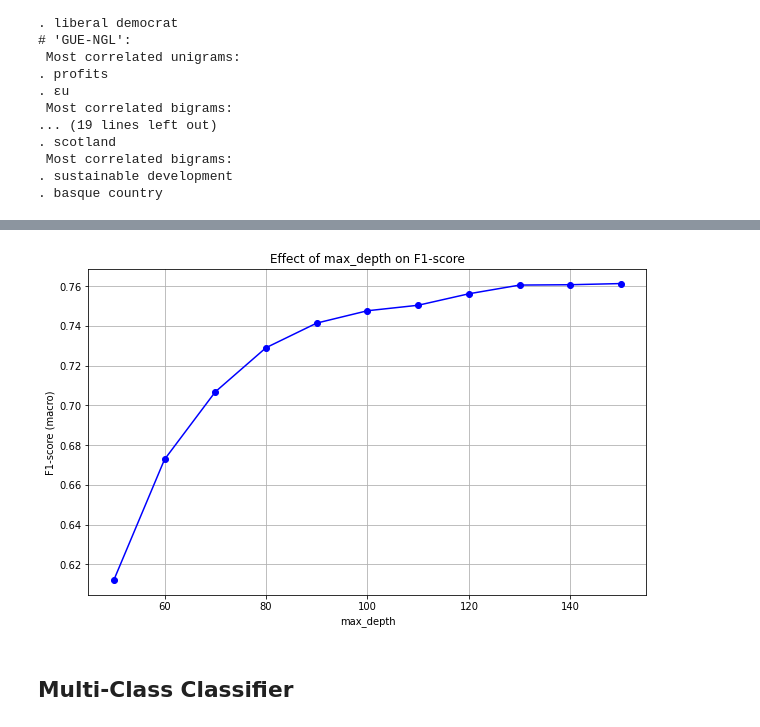
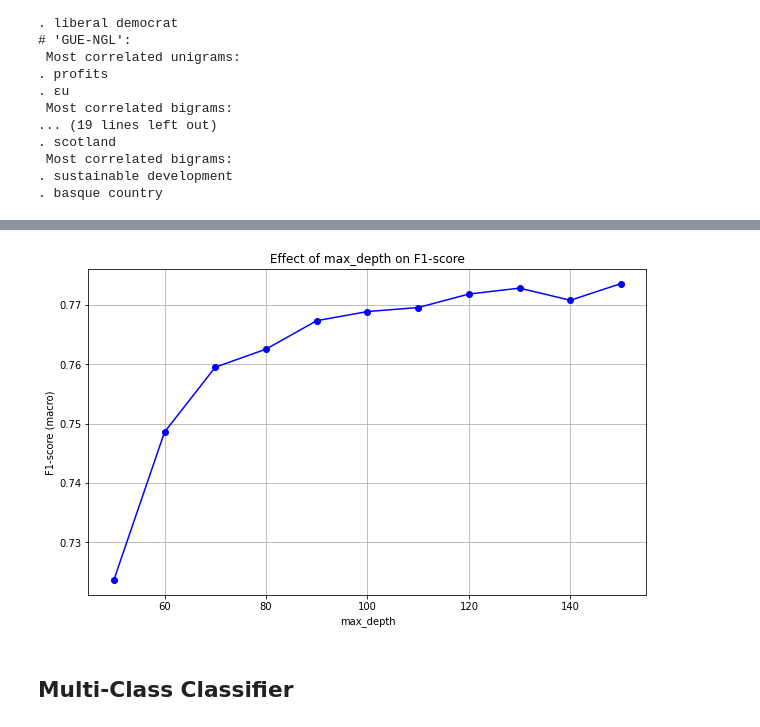
Before and after one commit to Yidi-Huang/Detection_Parti_Politique-RF, a Jupyter notebook: Script/RandomForest.ipynb, the cells around one changed output, grey strips where cells are left out. Cells and saved outputs as stored; diff of their text form; code cells hidden in the pictures.

```diff
--- a/Script/RandomForest.ipynb
+++ b/Script/RandomForest.ipynb
@@ -209,73 +208,72 @@ plt.show()
 # %%
 import pandas as pd
-from sklearn.feature_extraction.text import CountVectorizer
+from sklearn.feature_extraction.text import TfidfVectorizer
 from sklearn.ensemble import RandomForestClassifier
 from sklearn.metrics import classification_report, f1_score
 import matplotlib.pyplot as plt
 
-# Load stop words from file
-with open('sw_fr.txt', 'r', encoding='utf-8') as file:
-    stop_words = [line.strip() for line in file]
-
-# Load training data
+## Load training data
 train_data = pd.read_csv('output_fr.csv')
 
 # Load test data
 test_data = pd.read_csv('test_fr.csv')
 
+# Handle NaN values by filling them with an empty string for text_cleaned column
+train_data['text_cleaned'] = train_data['text_cleaned'].fillna('')
+test_data['text_cleaned'] = test_data['text_cleaned'].fillna('')
+
 # Define features (X) and target variable (y) for training data
-X_train = train_data['Text']
+X_train = train_data['text_cleaned']
 y_train = train_data['Label']
 
 # Define features (X) and target variable (y) for test data
-X_test = test_data['Text']
+X_test = test_data['text_cleaned']
 y_test = test_data['Label']
 
-# Create CountVectorizer with custom French stop words
-vectorizer = CountVectorizer(
-    stop_words=stop_words
-)
+# Create TfidfVectorizer with custom French stop words
+vectorizer = TfidfVectorizer()
 
 # Fit and transform the training data
-X_train_count = vectorizer.fit_transform(X_train)
+X_train_tfidf = vectorizer.fit_transform(X_train.astype(str))
 
 # Transform the test data
-X_test_count = vectorizer.transform(X_test)
+X_test_tfidf = vectorizer.transform(X_test.astype(str))
+
 
 # Initialize RandomForestClassifier
-n_estimators = 100
+n_estimators = 110
 
 # Lists to store F-scores and corresponding parameter values
 max_depth_values = []
 f1_scores = []
 
 # Iterate over max_depth values
 for max_depth in range(50, 151, 10):
     # Initialize RandomForestClassifier with the current parameters
     random_forest = RandomForestClassifier(random_state=42, n_estimators=n_estimators, max_depth=max_depth)
 
     # Train the model on the training set
-    random_forest.fit(X_train_count, y_train)
+    random_forest.fit(X_train_tfidf, y_train)
 
     # Make predictions on the test set
-    y_pred = random_forest.predict(X_test_count)
+    y_pred = random_forest.predict(X_test_tfidf)
 
     # Get F1-score (macro) for the current model
     current_f1_score = f1_score(y_test, y_pred, average='macro')
 
     # Store values in lists
     max_depth_values.append(max_depth)
     f1_scores.append(current_f1_score)
 
 # Plot the results
 plt.figure(figsize=(10, 6))
 plt.plot(max_depth_values, f1_scores, marker='o', linestyle='-', color='b')
 plt.title('Effect of max_depth on F1-score')
 plt.xlabel('max_depth')
 plt.ylabel('F1-score (macro)')
 plt.grid(True)
 plt.show()
 # %% [output]
-[figure, old version]
+[figure, new version]
 # %% [markdown]
 ## Multi-Class Classifier
```
Also changed, not shown: parts of 8 cells of this notebook, 1 other file.
